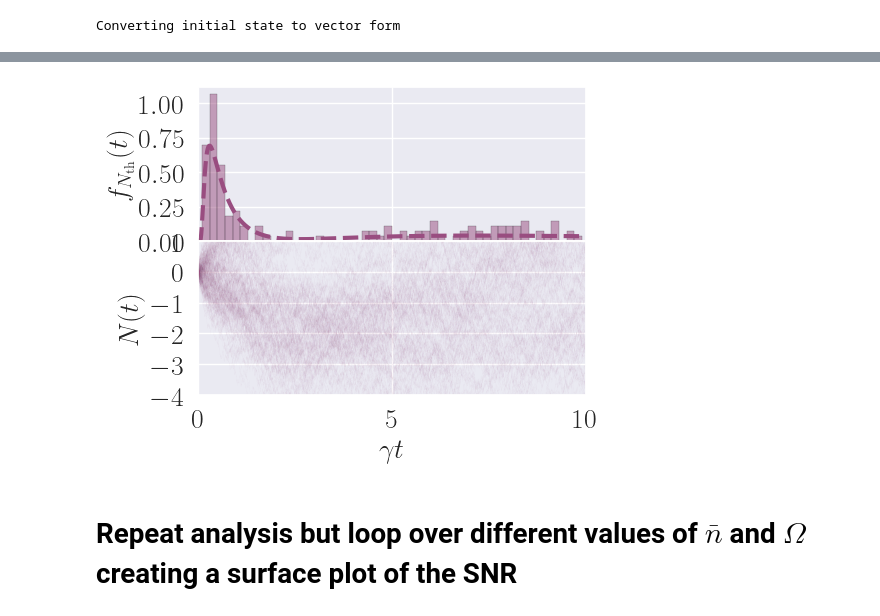
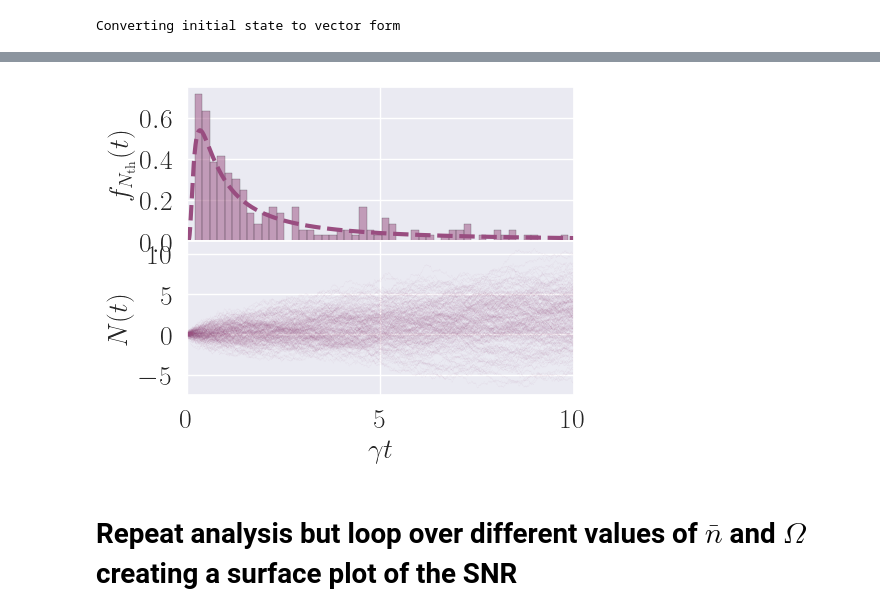
Before and after one commit to mikeal888/First_Passage_Times, a Jupyter notebook: Garrahan_example_homodyne.ipynb, the cells around one changed output, grey strips where cells are left out. Cells and saved outputs as stored; diff of their text form; code cells hidden in the pictures.

```diff
--- a/Garrahan_example_homodyne.ipynb
+++ b/Garrahan_example_homodyne.ipynb
@@ -27,7 +27,7 @@ def quantum_dynamical_activity(gamma, omega):
 # %%
 # Parameters
 Gamma = 1
-Omega = 0.1
+Omega = 0.05
 dt = 0.0012
 tf = 10
 t = np.arange(0, tf, dt)
@@ -62,11 +62,11 @@ Q = quantum_dynamical_activity(Gamma, Omega)
 # number of chargers to truncate at
 Nm = 20
 dN = 0.06
-N = np.arange(-10, Nm, dN)
+N = np.arange(-50, Nm, dN)
 
 # ------ Solve n-resolved method with absorbing boundary conditions ------ #
 diff = DiffusiveEvolutionPntAbsorb(H, c_ops, 1, t, N, N_cutoff, kind='single')
-Pn_vec = diff.solve(rho0)
+Pn_vec = diff.solve(rhoss)
 # %% [output]
 Converting initial state to vector form
 # %%
@@ -79,5 +79,5 @@ Et = np.sum(dGt * t)*dt
 Var = np.sum(dGt * t**2)*dt - Et**2
 # %%
 ntraj = 200
-result = ssesolve(H, rho0, t, sc_ops=c_ops, e_ops=[sy, g], store_measurement=True, ntraj=ntraj)
+result = smesolve(H, rhoss, t, sc_ops=c_ops, e_ops=[sy, g], store_measurement=True, ntraj=ntraj)
 # %% [output]
@@ -119,36 +123,36 @@ color = [0.6, 0.3, 0.5]
 plt.subplot(2, 1, 1)
 # plt.plot(t, P0, color='k', linestyle='-', linewidth=3, alpha=1)
 plt.plot(t, dGt+0.002, color=color, linestyle='--', linewidth=3, alpha=1)
 plt.hist(hitting_times, density=True, bins=50, color=color, alpha=0.5, edgecolor='k', linewidth=0.3)
 # plt.vlines(Et, 0, dGt[np.argmin(np.abs(t-Et))], color='k', linestyle='--', linewidth=2, alpha=1)
 
 plt.xticks(np.arange(0, tf+5, 5), [], fontsize=20)
 # plt.yticks(np.arange(0.0, 0.15, 0.05), fontsize=20)
 plt.yticks(fontsize=20)
 # plt.ylim(0.0, 0.15)
 plt.xlim(0, tf)
 plt.ylabel(r"$f_{N_{\rm th}}(t)$", fontsize=20)
 
 
 plt.subplot(2, 1, 2)
-plt.plot(t, J[:, :2000], color=color, linestyle='-', linewidth=0.1, alpha=0.05)
+plt.plot(t, J[:, :2000], color=color, linestyle='-', linewidth=0.1, alpha=0.1)
 
 plt.yticks(fontsize=20)
 plt.xticks(np.arange(0, tf+5, 5), fontsize=20)
-plt.ylim(-4, N_cutoff)
+# plt.ylim(-4, N_cutoff)
 plt.xlim(0, tf)
 
 plt.xlabel(r'$\gamma t$', fontsize=20)
 plt.ylabel(r'$N(t)$', fontsize=20)
 
 plt.subplots_adjust(hspace=0.0)
 
 plt.show()
 
 #----------------- Save -----------------#
 # fig.savefig('Figures/Garrahan_homodyne_example.png', bbox_inches='tight', dpi=200)
 # %% [output]
-[figure, old version]
+[figure, new version]
 # %% [markdown]
 # Repeat analysis but loop over different values of $\bar{n}$ and $\Omega$ creating a surface plot of the SNR
 # %%
```
Also changed, not shown: parts of 12 cells of this notebook, 1 other file.
